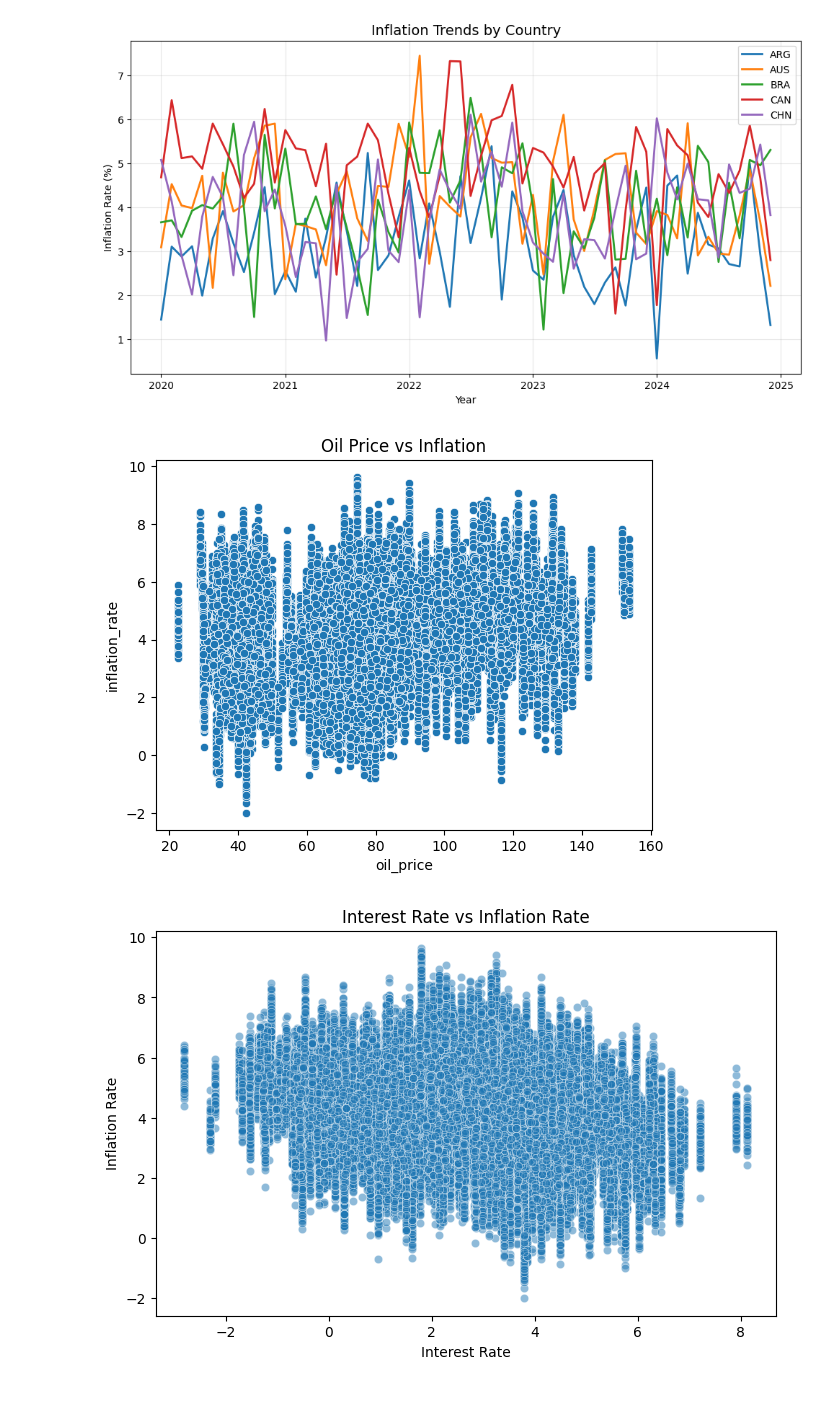
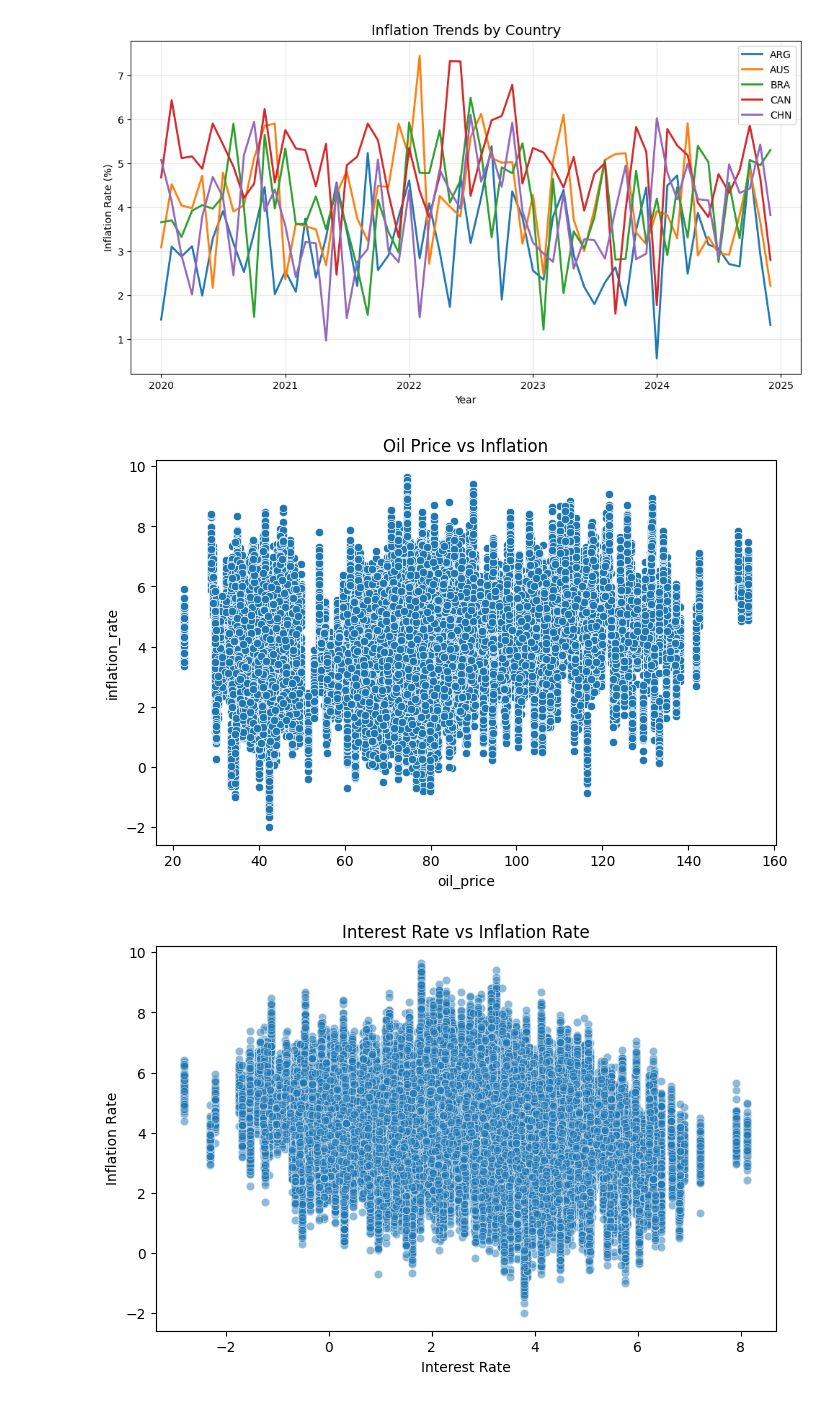
Before and after one commit to gesangamukti/global-inflation-analysis, a Jupyter notebook: globalinflationanalysispost-covid-eda-insight.ipynb, the cells around one changed output. Cells and saved outputs as stored; diff of their text form; code cells hidden in the pictures.

```diff
--- a/globalinflationanalysispost-covid-eda-insight.ipynb
+++ b/globalinflationanalysispost-covid-eda-insight.ipynb
@@ -171,12 +171,12 @@ plt.show()
 # Dikerjakan oleh: Ayu Chandra Al Mega
 # ==============================
 # %%
-plt.figure()
+plt.figure(figsize=(8,5))
 sns.scatterplot(x='oil_price', y='inflation_rate', data=df)
 plt.title("Oil Price vs Inflation")
 plt.show()
 # %% [output]
-[figure, old version]
+[figure, new version]
 # %%
 # ==============================
 # Interest Rate vs Inflation
```
